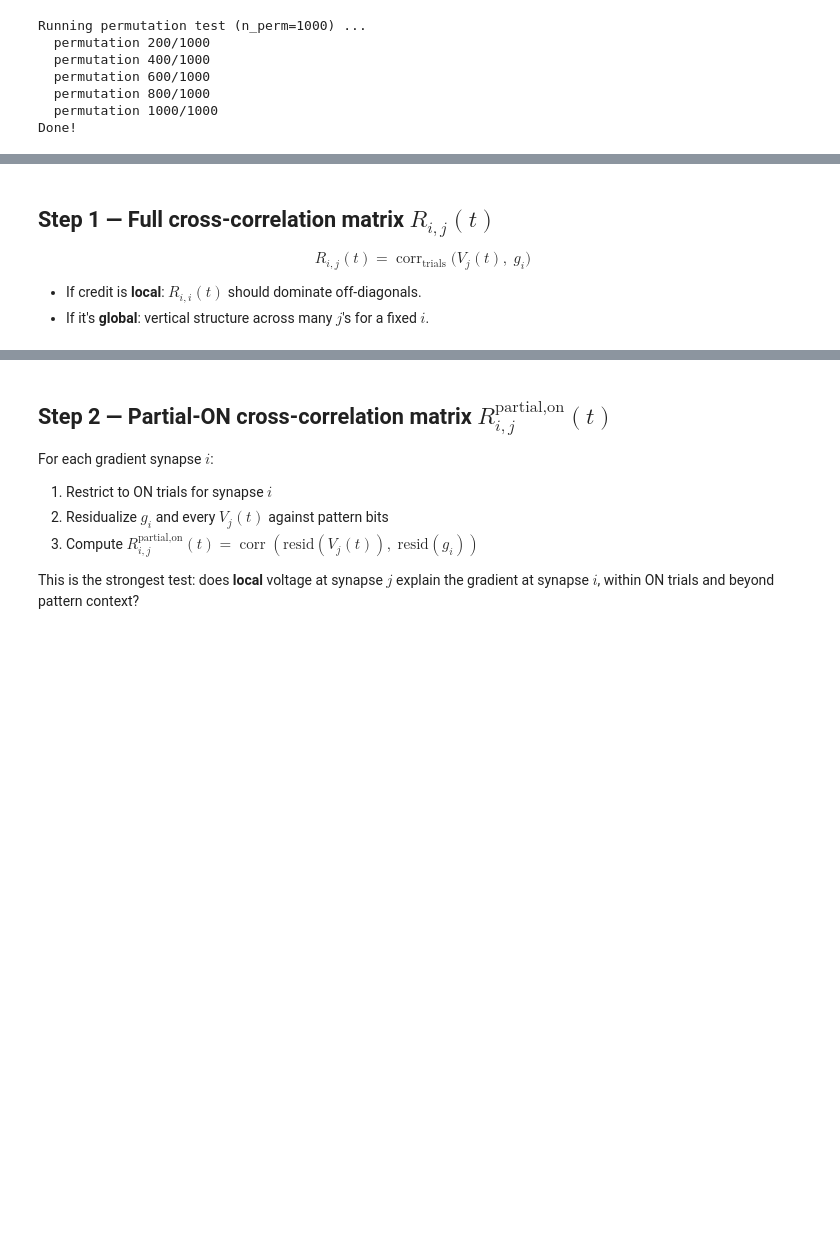
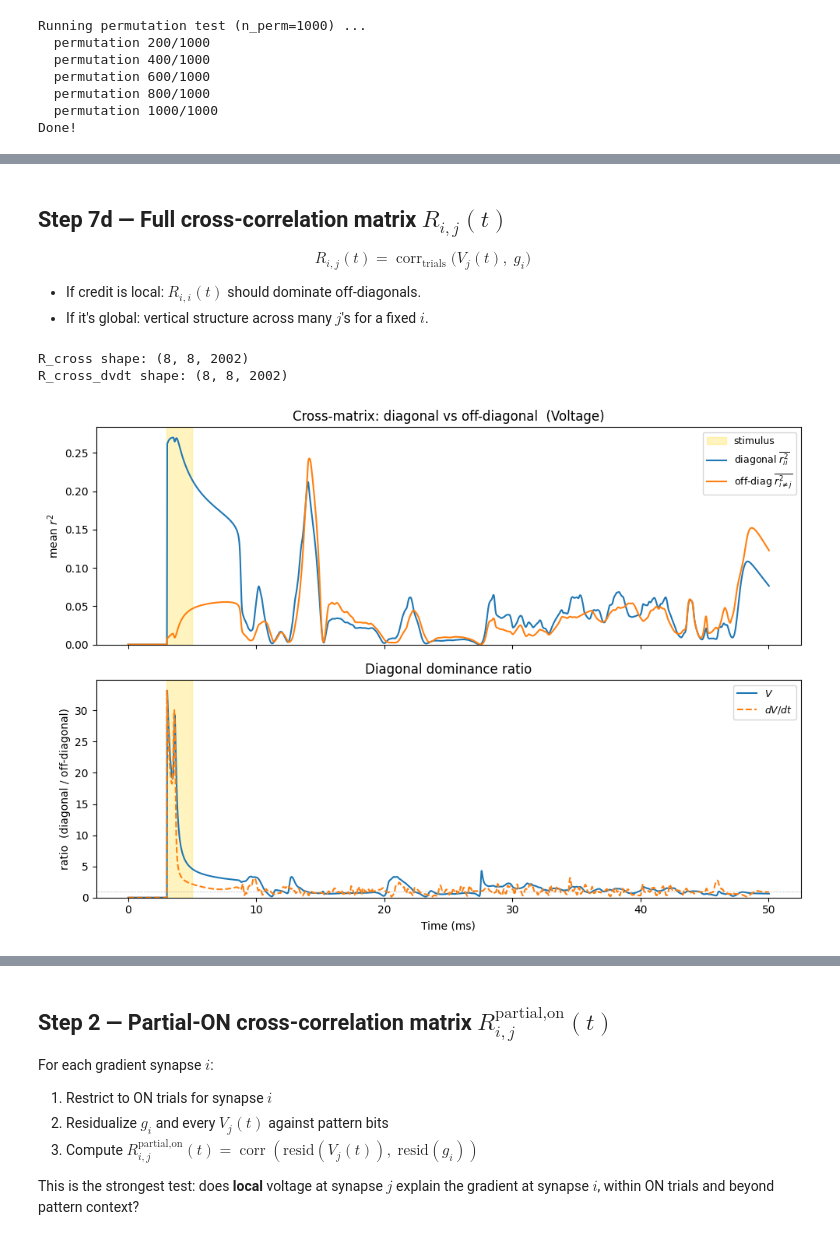
Before and after one commit to itzelts/jaxneuro, a Jupyter notebook: notebooks/analysis.ipynb, the cells around one changed output, grey strips where cells are left out. Cells and saved outputs as stored; diff of their text form; code cells hidden in the pictures; blank space fills up the shorter version.

```diff
--- a/notebooks/analysis.ipynb
+++ b/notebooks/analysis.ipynb
@@ -727,20 +688,12 @@ print(f"✓ Saved → {save_B}  ({os.path.getsize(save_B)/1e3:.1f} kB)")
 # %% [markdown]
-## Step 1 — Full cross-correlation matrix $R_{i,j}(t)$
+## Step 7d — Full cross-correlation matrix $R_{i,j}(t)$
 
 $$R_{i,j}(t) = \operatorname{corr}_{\text{trials}}\!\big(V_j(t),\; g_i\big)$$
 
-- If credit is **local**: $R_{i,i}(t)$ should dominate off-diagonals.
-- If it's **global**: vertical structure across many $j$'s for a fixed $i$.
+- If credit is local: $R_{i,i}(t)$ should dominate off-diagonals.
+- If it's global: vertical structure across many $j$'s for a fixed $i$.
 # %%
-# ── Cross-correlation matrix (vectorised via einsum) ──
 def crosscorr_time(VALL, GRADS, eps=1e-12):
-    """
-    Full cross-correlation matrix R_{i,j}(t) = corr_trials(V_j(t), g_i).
-
-    VALL  : (N, J, T) — voltage traces
-    GRADS : (N, I)    — scalar gradients
-    Returns R : (I, J, T)
-    """
     N, J, T = VALL.shape
     I = GRADS.shape[1]
 
@@ -758,18 +711,14 @@ def crosscorr_time(VALL, GRADS, eps=1e-12):
 R_cross = crosscorr_time(VALL, GRADS)
 print(f"R_cross shape: {R_cross.shape}")  # (8, 8, 2002)
 
-# Also for dV/dt
+# dV/dt
 R_cross_dvdt = crosscorr_time(dVdt, GRADS)
 print(f"R_cross_dvdt shape: {R_cross_dvdt.shape}")
+# %% [output]
+R_cross shape: (8, 8, 2002)
+R_cross_dvdt shape: (8, 8, 2002)
 # %%
-# ── Diagonal / off-diagonal summary ──
 def diag_off_summary(R):
-    """
-    Separate diagonal r² from off-diagonal r² across time.
-
-    R : (I, J, T) with I == J
-    Returns diag_m, off_m, ratio — all shape (T,)
-    """
     I, J, T = R.shape
     assert I == J, "R must be square in first two dims"
 
@@ -785,33 +734,35 @@ def diag_off_summary(R):
     return diag_m, off_m, ratio
 
 
 diag_m, off_m, ratio = diag_off_summary(R_cross)
 diag_m_dv, off_m_dv, ratio_dv = diag_off_summary(R_cross_dvdt)
 
 fig, axes = plt.subplots(2, 1, figsize=(10, 7), sharex=True)
 
 ax = axes[0]
 ax.axvspan(i_delay, i_delay + i_dur, color="gold", alpha=0.25, label="stimulus")
 ax.plot(t, diag_m,  label=r"diagonal $\overline{r_{ii}^2}$", lw=1.5)
 ax.plot(t, off_m,   label=r"off-diag $\overline{r_{i \neq j}^2}$", lw=1.5)
 ax.set_ylabel(r"mean $r^2$")
 ax.set_title("Cross-matrix: diagonal vs off-diagonal  (Voltage)")
 ax.legend(fontsize=9)
 ax.set_ylim(bottom=0)
 
 ax = axes[1]
 ax.axvspan(i_delay, i_delay + i_dur, color="gold", alpha=0.25)
 ax.plot(t, ratio,    label=r"$V$", lw=1.5)
 ax.plot(t, ratio_dv, label=r"$dV/dt$", lw=1.5, ls="--")
 ax.axhline(1, color="grey", lw=0.5, ls=":")
 ax.set_ylabel("ratio  (diagonal / off-diagonal)")
 ax.set_xlabel("Time (ms)")
 ax.set_title("Diagonal dominance ratio")
 ax.legend(fontsize=9)
 ax.set_ylim(bottom=0)
 
 plt.tight_layout()
 plt.show()
+# %% [output]
+[figure, added]
 # %%
 # ── Heatmap snapshots of R_{i,j} at key timepoints + stimulus-window average ──
 # Pick a few representative timepoints
```
Also changed, not shown: parts of 32 cells of this notebook, 1 other file.
